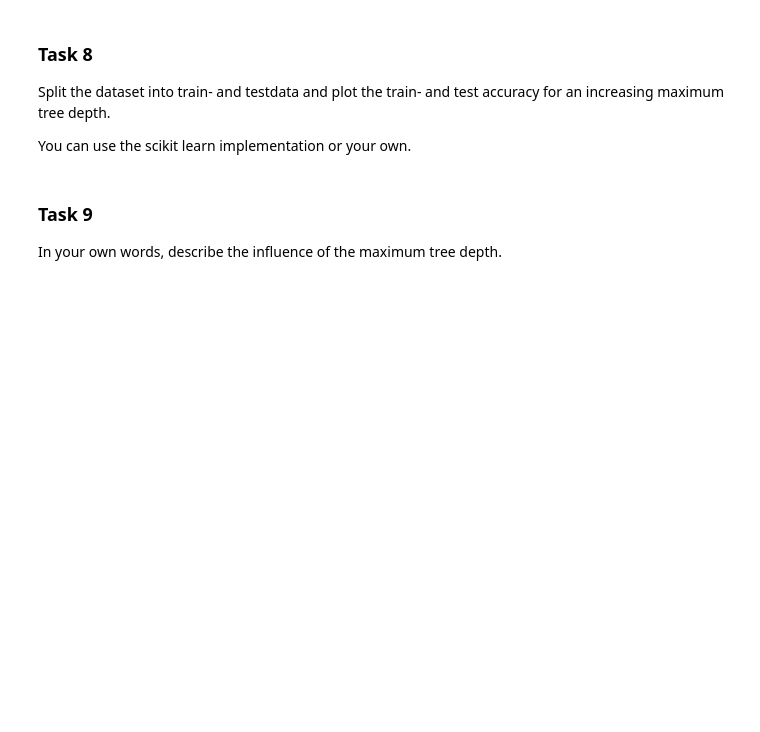
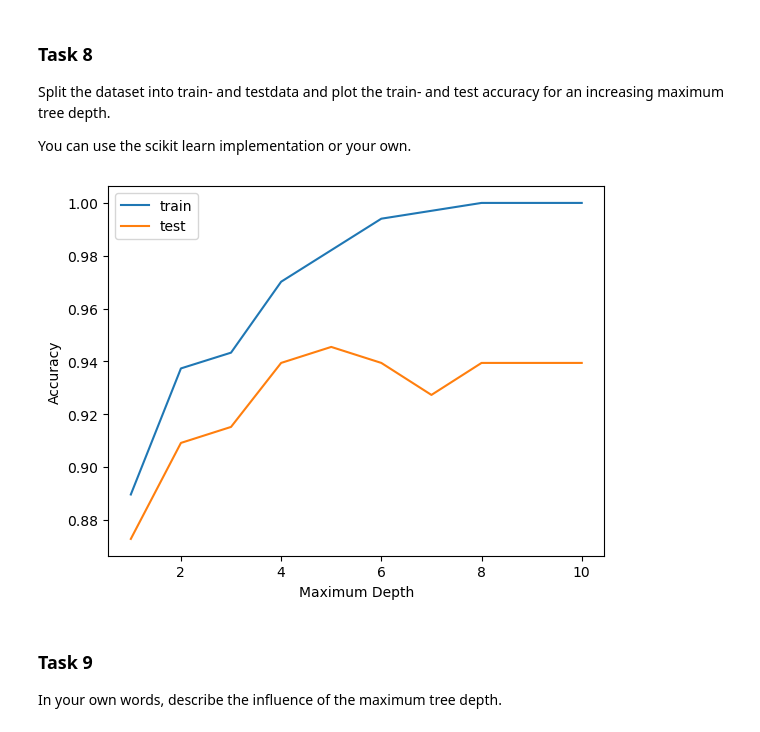
Before and after one commit to BohdanBabii/Optimization_for_machine_learning_lab, a Jupyter notebook: 06_Decision_Trees/06_Decision_Trees.ipynb, the cells around one changed output. Saved outputs shown, nothing was run; the diff lists cells and outputs as text; code cells hidden in the pictures; blank space fills up the shorter version.

```diff
--- a/06_Decision_Trees/06_Decision_Trees.ipynb
+++ b/06_Decision_Trees/06_Decision_Trees.ipynb
@@ -508,25 +471,25 @@ You can use the scikit learn implementation or your own.
 # %%
 X_train, X_test, y_train, y_test = train_test_split(X, y, test_size=0.33, random_state=0)
 
 # TODO: plot train and test accuracy for increasing tree depth
 depths = np.arange(1, 11)
 train_accuracy = []
 test_accuracy = []
 for depth in tqdm(depths):
     dt = DecisionTreeClassifier(max_depth = depth, random_state = 0).fit(X_train, y_train)
-
     acc = np.mean(dt.predict(X_train) == y_train)
     train_accuracy.append(acc)
-
     acc = np.mean(dt.predict(X_test) == y_test)
     test_accuracy.append(acc)
 
 plt.plot(depths, train_acc, label = 'train')
 plt.plot(depths, test_acc, label = 'test')
-plt.xlabel('maximum depth')
-plt.ylabel('accuracy')
+plt.xlabel('Maximum Depth')
+plt.ylabel('Accuracy')
 plt.legend()
 plt.show()
+# %% [output]
+[figure, added]
 # %% [markdown]
 ### Task 9
 
```
Also changed, not shown: parts of 8 cells of this notebook.
